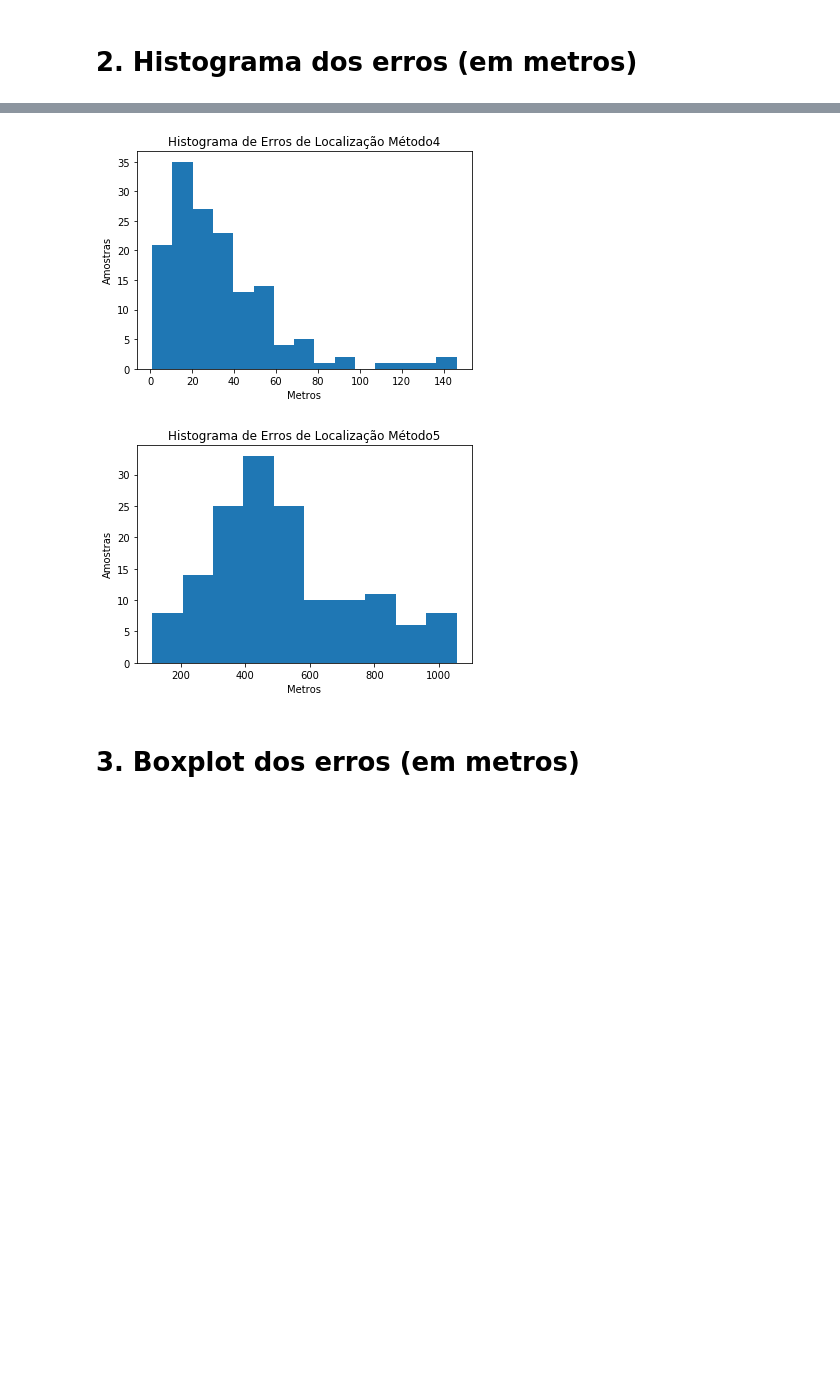
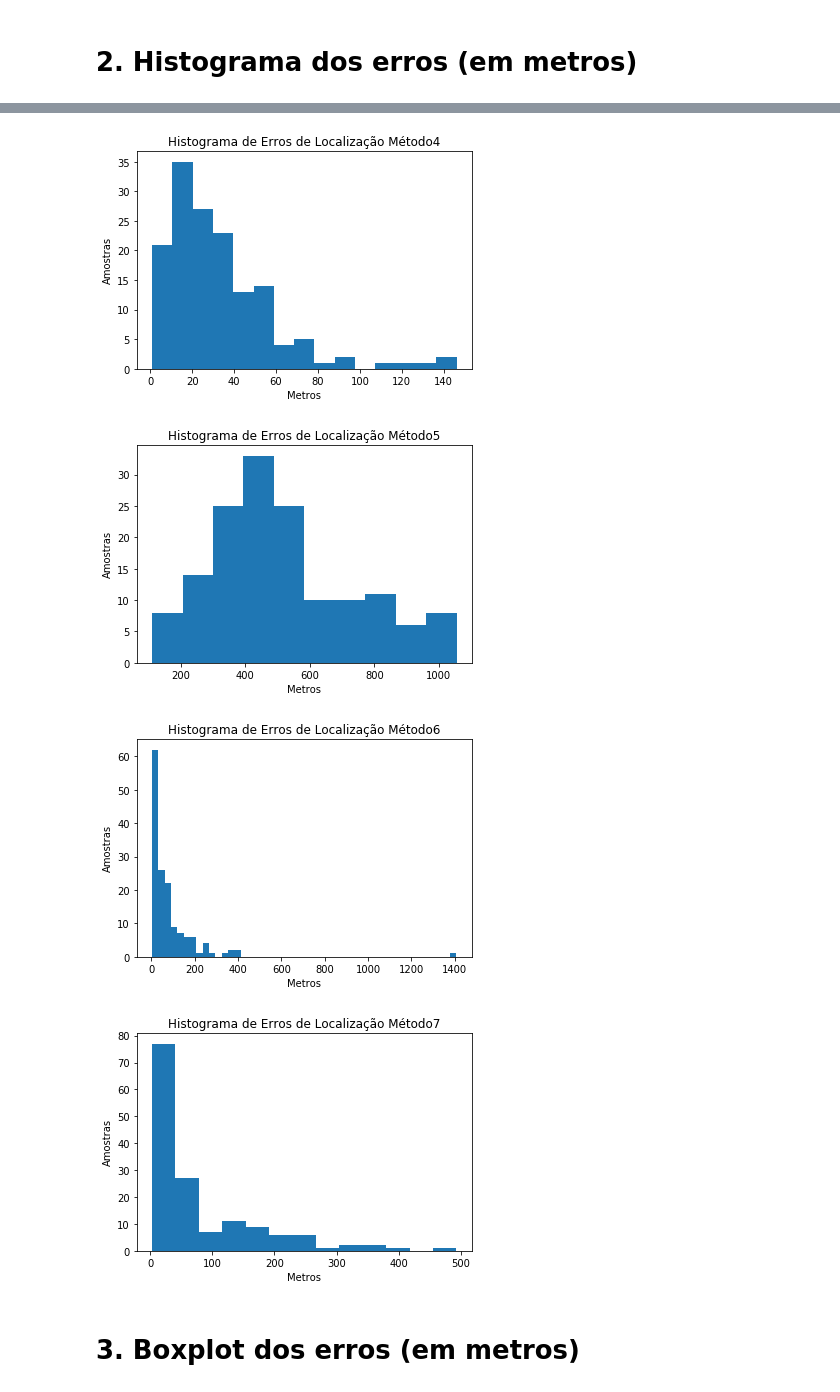
Before and after one commit to mbs8/CMoveis, a Jupyter notebook: results.ipynb, the cells around one changed output, grey strips where cells are left out. Drawn from its saved outputs; the diff is of its cells as text; code cells hidden in the pictures; blank space fills up the shorter version.

```diff
--- a/results.ipynb
+++ b/results.ipynb
@@ -36,19 +39,21 @@ round(data.describe(), 4)
 # %% [markdown]
 # 2. Histograma dos erros (em metros)
 # %%
-for i in range(1,6):
+for i in METHODS:
     errorLocation = pd.read_csv(ERROS_CSV_FILE)
     plt.title("Histograma de Erros de Localização Método" + str(i))
     histogram_example = plt.hist(errorLocation[str(i)], bins='auto')
     plt.xlabel('Metros')
     plt.ylabel('Amostras')
     plt.show()
 # %% [output]
 [figure]
 [figure]
 [figure]
 [figure]
 [figure]
+[figure, added]
+[figure, added]
 # %% [markdown]
 # 3. Boxplot dos erros (em metros)
 # %%
```
Also changed, not shown: parts of 5 cells of this notebook.
